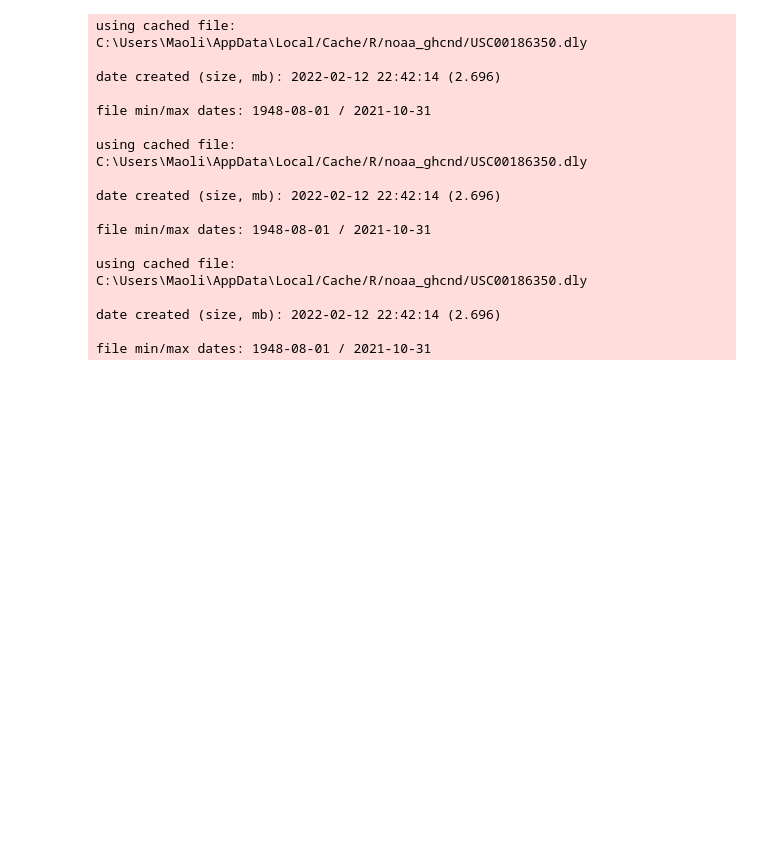
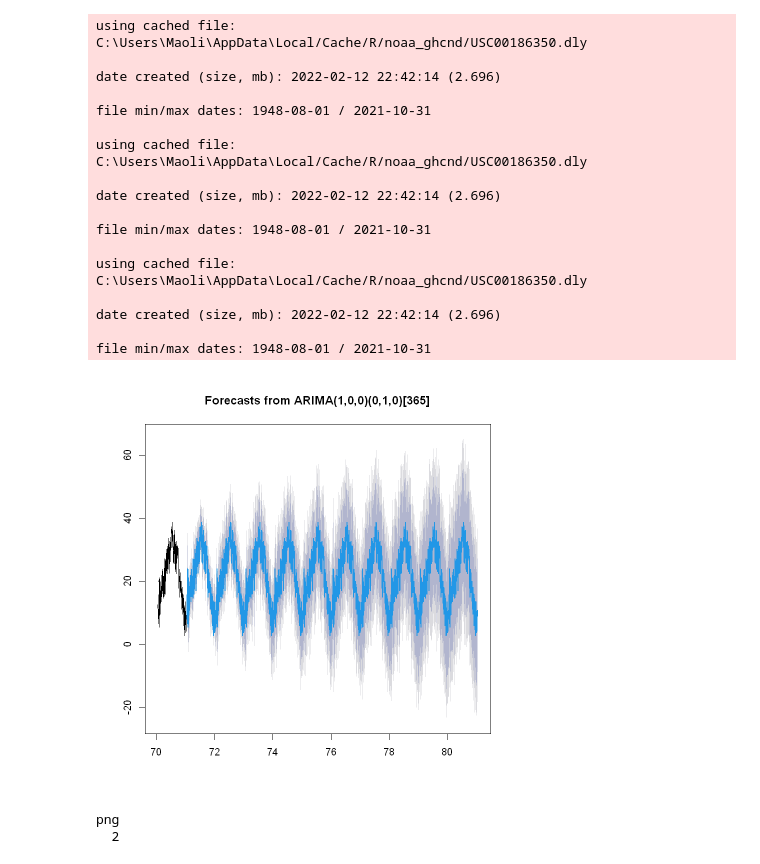
Before and after one commit to aimee0317/cherry-blossom-prediction, a Jupyter notebook: src/extrapolation.ipynb, the cells around one changed output. Drawn from its saved outputs; the diff is of its cells as text; code cells hidden in the pictures; blank space fills up the shorter version.

Commit message:
Update Arima plot and export

```diff
--- a/src/extrapolation.ipynb
+++ b/src/extrapolation.ipynb
@@ -218,3 +218,23 @@ write.csv(kyoto_extra,"../data/processed/kyoto_extra.csv", row.names = FALSE)
 write.csv(van_extra,"../data/processed/van_extra.csv", row.names = FALSE)
 write.csv(liestal_extra,"../data/processed/liestal_extra.csv", row.names = FALSE)
 write.csv(dc_extra,"../data/processed/dc_extra.csv", row.names = FALSE)
+# %%
+# check the extrapolated data by graph
+
+kyoto_weather_tmax_ts <- ts(kyoto_weather$tmax, freq = 365)
+model_kyoto_tmax <- auto.arima(kyoto_weather_tmax_ts)
+# %%
+tmax_extra <- forecast(model_kyoto_tmax, h = 10*365)
+# %%
+p <- plot(tmax_extra, include = 365)
+# %% [output]
+[figure, added]
+# %%
+# save the plot
+
+jpeg('../figures/tmax_extra.jpg')
+plot(tmax_extra, include = 365)
+dev.off()
+# %% [output]
+png
+  2
```
Also changed, not shown: 2 other files.
